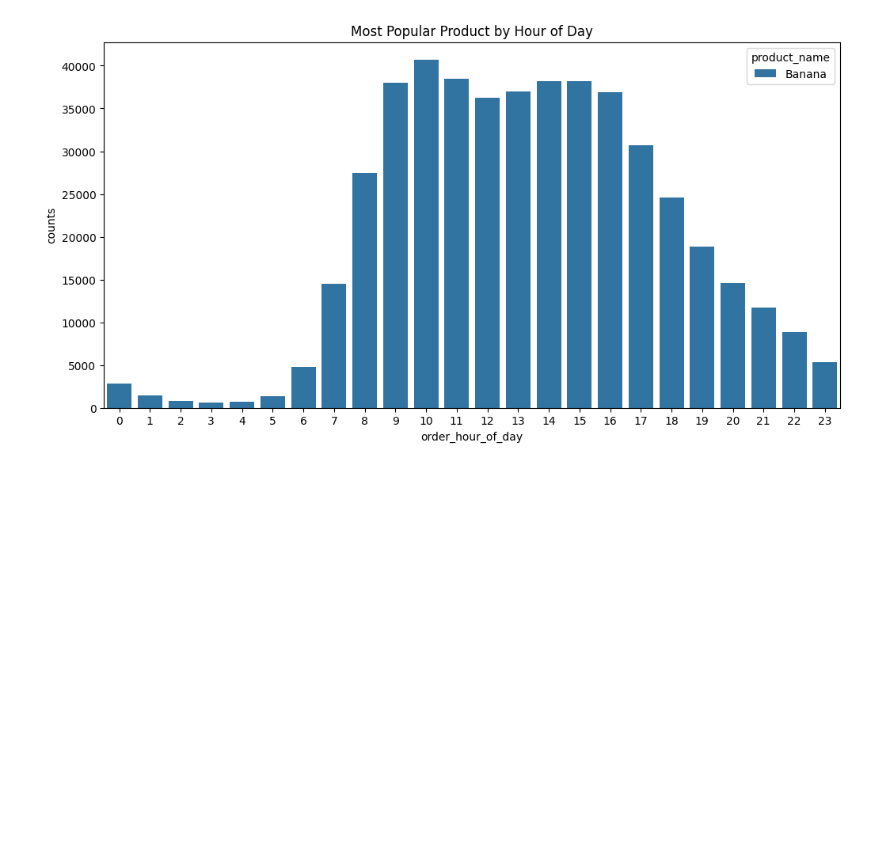
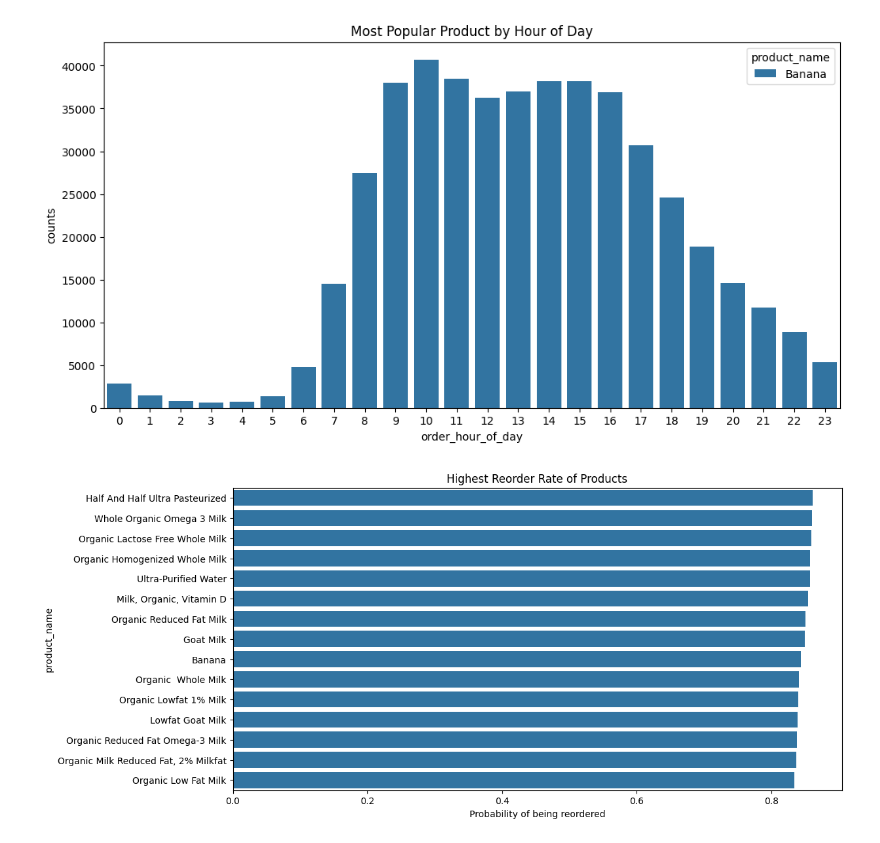
Before and after one commit to aakashium/instacart-market-basket, a Jupyter notebook: notebooks/EDA.ipynb, the cells around one changed output. Cells and saved outputs as stored; diff of their text form; code cells hidden in the pictures; blank space fills up the shorter version.

Commit message:
docs(eda): analyze product reorder probabilities

```diff
--- a/notebooks/EDA.ipynb
+++ b/notebooks/EDA.ipynb
@@ -41,3 +41,25 @@ plt.title("Most Popular Product by Hour of Day")
 plt.show()
 # %% [output]
 [figure]
+# %%
+# Calculate reorder rate and total sales per product
+product_stats = order_products_prior.groupby('product_id').agg({
+    'reordered': ['count', 'mean']
+}).reset_index()
+
+product_stats.columns = ['product_id', 'total_sales', 'reorder_rate']
+
+# Filter for products with at least 1,000 sales
+reordered_products = product_stats[product_stats['total_sales'] > 1000].sort_values(by='reorder_rate', ascending=False).head(15)
+
+# Merge with names
+reordered_products = reordered_products.merge(products[['product_id', 'product_name']], on='product_id')
+
+# Visualize
+plt.figure(figsize=(12, 6))
+sns.barplot(data=sticky_products, x='reorder_rate', y='product_name')
+plt.title("Highest Reorder Rate of Products")
+plt.xlabel("Probability of being reordered")
+plt.show()
+# %% [output]
+[figure, added]
```
